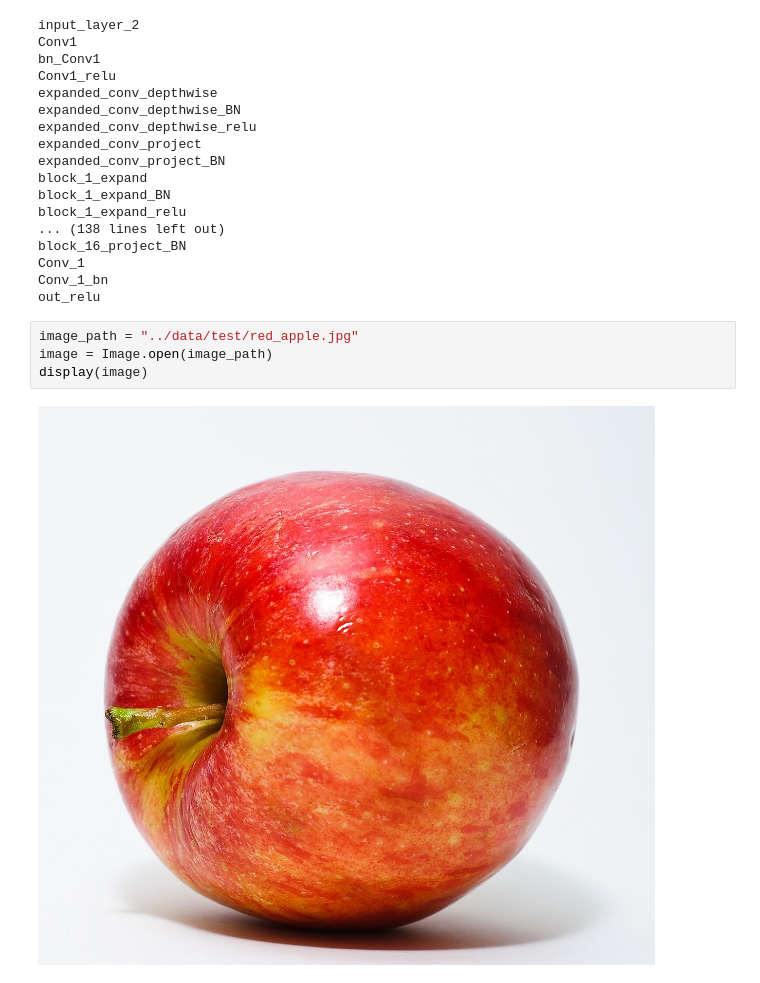
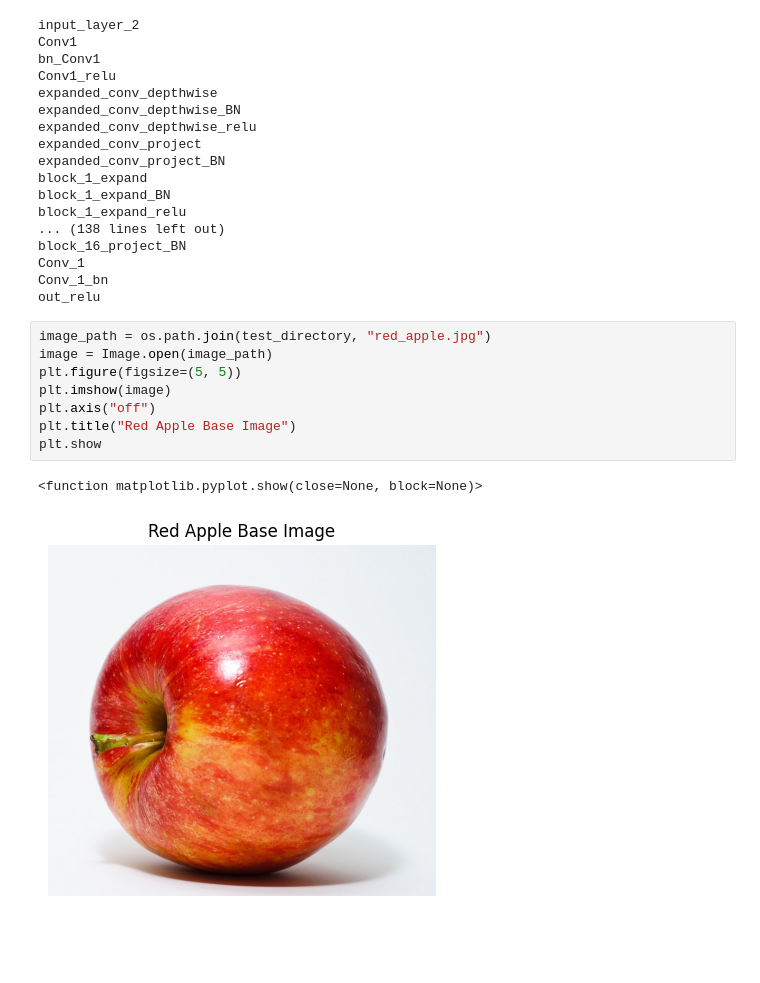
Before and after one commit to anthonynuge/Fruit-Identification-CNN, a Jupyter notebook: notebooks/visualization.ipynb, the cells around one changed output. Cells and saved outputs as stored; diff of their text form; blank space fills up the shorter version.

```diff
--- a/notebooks/visualization.ipynb
+++ b/notebooks/visualization.ipynb
@@ -68,12 +75,17 @@ block_16_project_BN
 Conv_1
 Conv_1_bn
 out_relu
-# %%
-image_path = "../data/test/red_apple.jpg"
-image = Image.open(image_path)
-display(image)
-# %% [output]
-[figure, removed]
+# %%
+image_path = os.path.join(test_directory, "red_apple.jpg")
+image = Image.open(image_path)
+plt.figure(figsize=(5, 5))
+plt.imshow(image)
+plt.axis("off")
+plt.title("Red Apple Base Image")
+plt.show
+# %% [output]
+<function matplotlib.pyplot.show(close=None, block=None)>
+[figure, added]
 # %%
 processed_image = load_and_preprocess_image(image_path)
 
```
Also changed, not shown: parts of 23 cells of this notebook, 7 other files.
